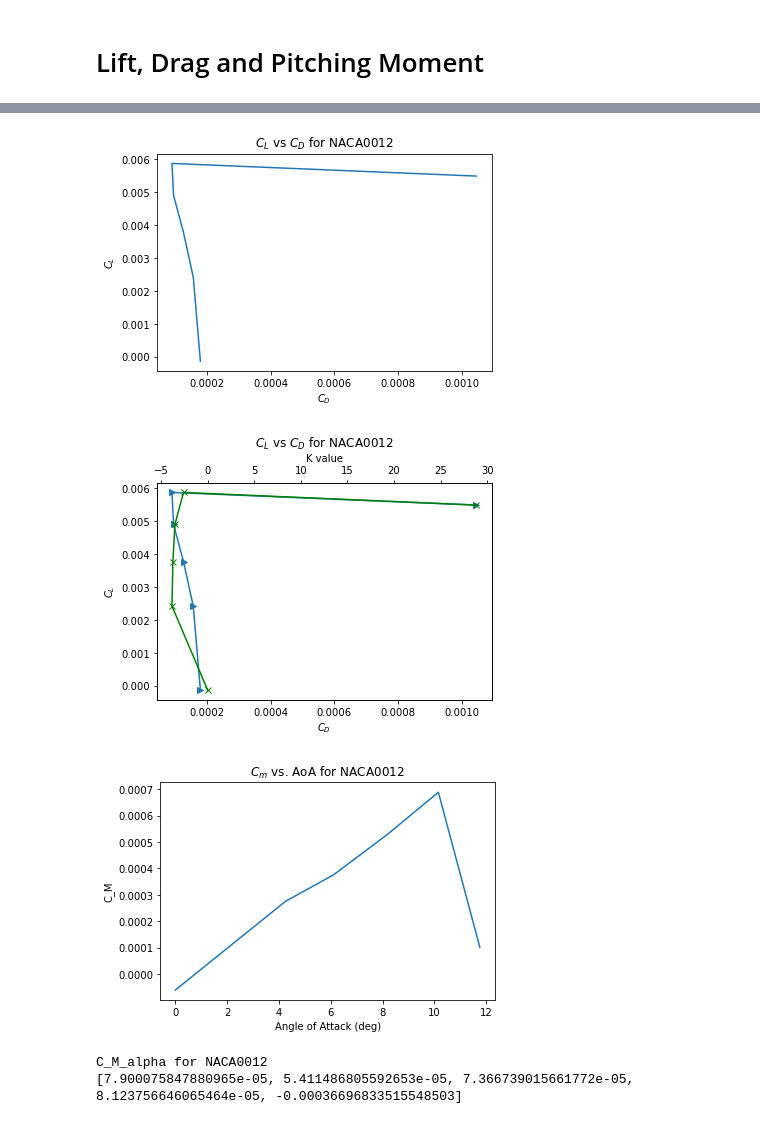
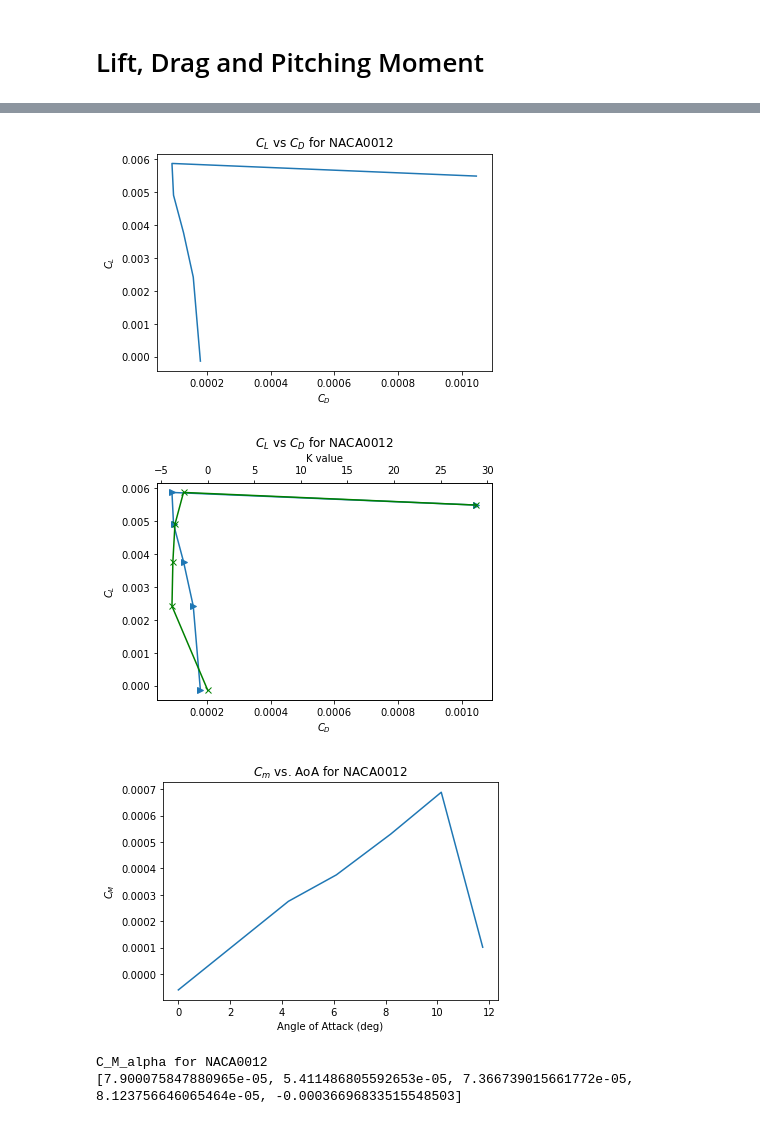
Before and after one commit to HarrisonStoelting/AeroLab, a Jupyter notebook: Lab5/Lab5_analysis.ipynb, the cells around one changed output, grey strips where cells are left out. Cells and saved outputs as stored; diff of their text form; code cells hidden in the pictures.

```diff
--- a/Lab5/Lab5_analysis.ipynb
+++ b/Lab5/Lab5_analysis.ipynb
@@ -211,6 +211,7 @@ for i in range(len(AoA)):
 d = {'AoA (rad)': AoA_val, 'Axial Force (lbf)': AF_val, 'Normal Force (lbf)': NF_val, 'Pitching Moment (lbf-in)': PM_val, 'C_L': C_L_AoA, 'C_D': C_D_AoA, 'C_m': C_M_AoA}
 Q3b_df = pd.DataFrame(data=d)
 print(Q3b_df)
+Q3b_df.to_excel("Q3_PartB_Table_NACA0012.xlsx")
 
 #part 3c
 AoA_val_deg = []
@@ -261,34 +262,37 @@ C_M_alpha = []
 for i in range(len(C_M_AoA)-1):
     C_Ma = (C_M_AoA[i+1] - C_M_AoA[i]) / (AoA_val_deg[i+1] - AoA_val_deg[i])
     C_M_alpha.append(C_Ma)
 
 plt.plot(AoA_val_deg, C_M_AoA)
-plt.ylabel(r'C_M')
+plt.ylabel(r'$C_M$')
 plt.xlabel("Angle of Attack (deg)")
 plt.title(r'$C_m$' + " vs. AoA for NACA0012")
 plt.show()
 
 print('C_M_alpha' + " for NACA0012")
 print(C_M_alpha)
+d = {"C_M_alpha": C_M_alpha}
+C_M_alpha_df = pd.DataFrame(data=d)
+C_M_alpha_df.to_excel("C_M_alpha Values NACA0012.xlsx")
 # %% [output]
    AoA (rad)  Axial Force (lbf)  Normal Force (lbf)  Pitching Moment (lbf-in)  \
 0   0.000000           0.167080           -0.115066                 -0.226345
 1   0.074176          -0.022383            2.271445                  1.031557
 2   0.106465          -0.258540            3.523437                  1.406689
 3   0.143117          -0.568420            4.560705                  1.986159
 4   0.177151          -0.887288            5.428857                  2.580171
 5   0.205076          -0.087058            5.230694                  0.379914
 
         C_L       C_D       C_m
 0 -0.000130  0.000178 -0.000060
 1  0.002420  0.000156  0.000275
 2  0.003770  0.000125  0.000375
 3  0.004906  0.000094  0.000530
 4  0.005871  0.000089  0.000689
 5  0.005488  0.001047  0.000101
 [figure]
 [figure]
 [figure]
-[figure, old version]
+[figure, new version]
 C_M_alpha for NACA0012
 [7.900075847880965e-05, 5.411486805592653e-05, 7.366739015661772e-05, 8.123756646065464e-05, -0.00036696833515548503]
```
Also changed, not shown: parts of 1 cell of this notebook.
